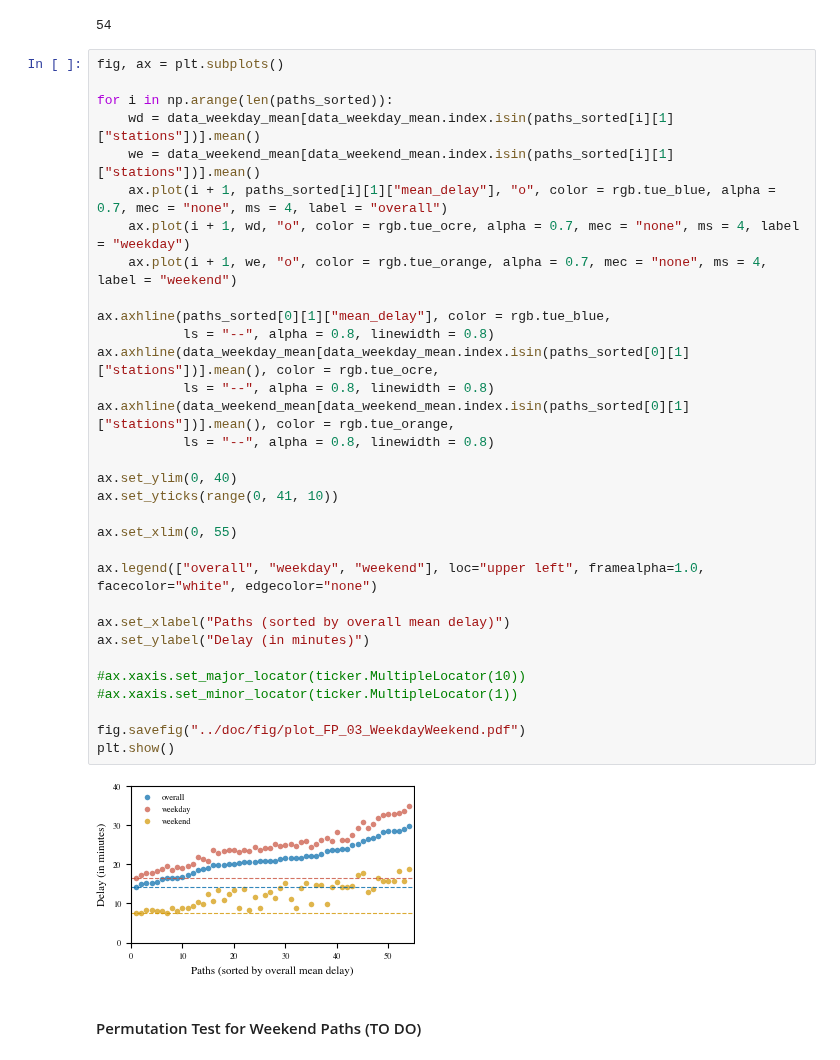
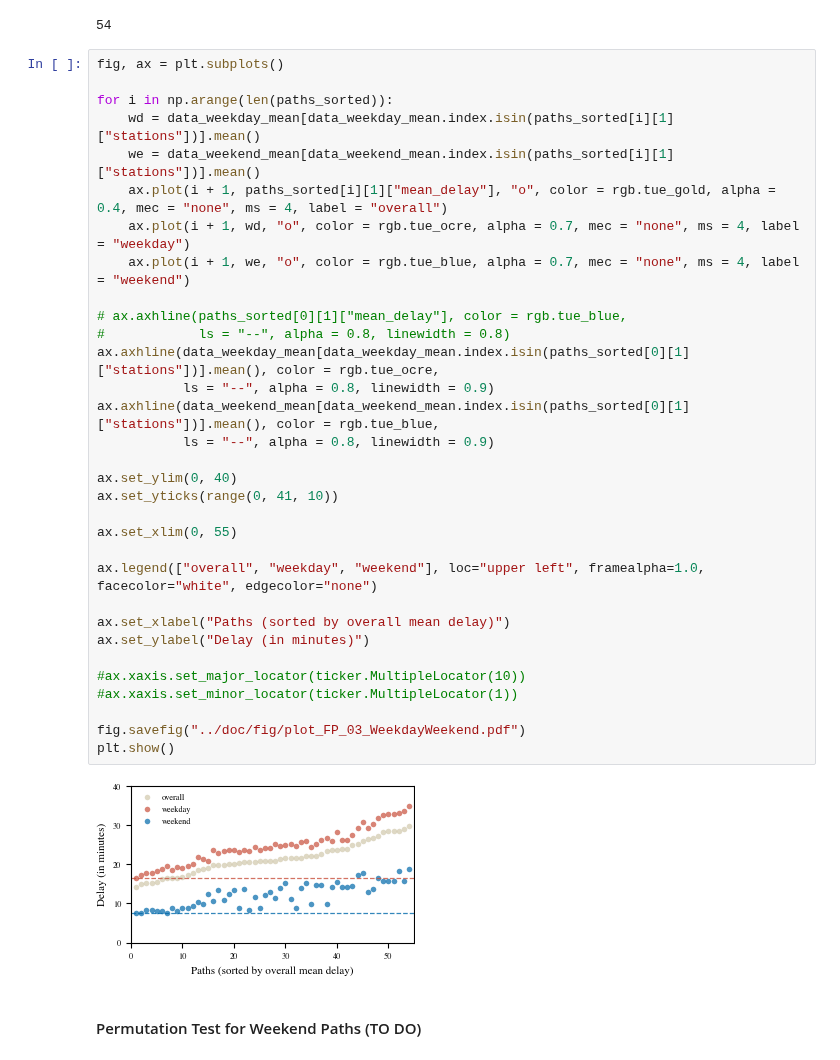
Before and after one commit to frederikpanse/db_project, a Jupyter notebook: exp/exp_FP_01_DifferenceWeekdaysWeekends.ipynb, the cells around one changed output. Drawn from its saved outputs; the diff is of its cells as text.

```diff
--- a/exp/exp_FP_01_DifferenceWeekdaysWeekends.ipynb
+++ b/exp/exp_FP_01_DifferenceWeekdaysWeekends.ipynb
@@ -206,37 +222,37 @@ len(paths_sorted)
 # %%
 fig, ax = plt.subplots()
 
 for i in np.arange(len(paths_sorted)):
     wd = data_weekday_mean[data_weekday_mean.index.isin(paths_sorted[i][1]["stations"])].mean()
     we = data_weekend_mean[data_weekend_mean.index.isin(paths_sorted[i][1]["stations"])].mean()
-    ax.plot(i + 1, paths_sorted[i][1]["mean_delay"], "o", color = rgb.tue_blue, alpha = 0.7, mec = "none", ms = 4, label = "overall")
+    ax.plot(i + 1, paths_sorted[i][1]["mean_delay"], "o", color = rgb.tue_gold, alpha = 0.4, mec = "none", ms = 4, label = "overall")
     ax.plot(i + 1, wd, "o", color = rgb.tue_ocre, alpha = 0.7, mec = "none", ms = 4, label = "weekday")
-    ax.plot(i + 1, we, "o", color = rgb.tue_orange, alpha = 0.7, mec = "none", ms = 4, label = "weekend")
+    ax.plot(i + 1, we, "o", color = rgb.tue_blue, alpha = 0.7, mec = "none", ms = 4, label = "weekend")
 
-ax.axhline(paths_sorted[0][1]["mean_delay"], color = rgb.tue_blue,
-           ls = "--", alpha = 0.8, linewidth = 0.8)
+# ax.axhline(paths_sorted[0][1]["mean_delay"], color = rgb.tue_blue,
+#            ls = "--", alpha = 0.8, linewidth = 0.8)
 ax.axhline(data_weekday_mean[data_weekday_mean.index.isin(paths_sorted[0][1]["stations"])].mean(), color = rgb.tue_ocre,
-           ls = "--", alpha = 0.8, linewidth = 0.8)
-ax.axhline(data_weekend_mean[data_weekend_mean.index.isin(paths_sorted[0][1]["stations"])].mean(), color = rgb.tue_orange,
-           ls = "--", alpha = 0.8, linewidth = 0.8)
+           ls = "--", alpha = 0.8, linewidth = 0.9)
+ax.axhline(data_weekend_mean[data_weekend_mean.index.isin(paths_sorted[0][1]["stations"])].mean(), color = rgb.tue_blue,
+           ls = "--", alpha = 0.8, linewidth = 0.9)
 
 ax.set_ylim(0, 40)
 ax.set_yticks(range(0, 41, 10))
 
 ax.set_xlim(0, 55)
 
 ax.legend(["overall", "weekday", "weekend"], loc="upper left", framealpha=1.0, facecolor="white", edgecolor="none")
 
 ax.set_xlabel("Paths (sorted by overall mean delay)")
 ax.set_ylabel("Delay (in minutes)")
 
 #ax.xaxis.set_major_locator(ticker.MultipleLocator(10))
 #ax.xaxis.set_minor_locator(ticker.MultipleLocator(1))
 
 fig.savefig("../doc/fig/plot_FP_03_WeekdayWeekend.pdf")
 plt.show()
 # %% [output]
-[figure, old version]
+[figure, new version]
 # %% [markdown]
 #### Permutation Test for Weekend Paths (TO DO)
 # %%
```
Also changed, not shown: parts of 4 cells of this notebook, 3 other files.
